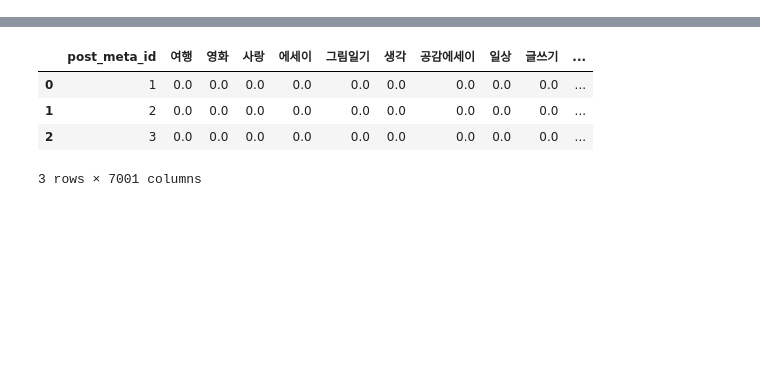
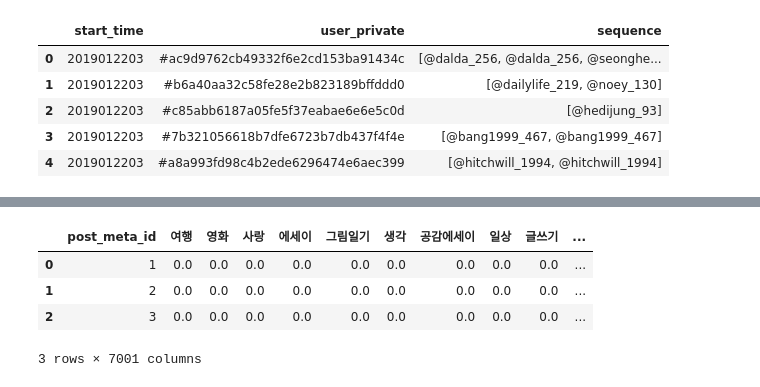
Before and after one commit to ilovemyminutes/KakaoBrunchRS, a Jupyter notebook: notebooks/Sketch - Contents-based RS.ipynb, the cells around one changed output, grey strips where cells are left out. Saved outputs shown, nothing was run; the diff lists cells and outputs as text; code cells hidden in the pictures; blank space fills up the shorter version.

```diff
--- a/notebooks/Sketch - Contents-based RS.ipynb
+++ b/notebooks/Sketch - Contents-based RS.ipynb
@@ -15,3 +16,9 @@ from load_data import load
 from tfidf import load_tfidf
 from config import Config
 from utils import iterate_data_files
+# %%
+start = time.time()
+
+reads = load('read', root_dir='../raw')
+
+print((time.time() - start) / 60)
@@ -17,0 +51,9 @@ from utils import iterate_data_files
+# %%
+reads.head()
+# %% [output]
+|  | start_time | user_private | sequence |
+| 0 | 2019012203 | #ac9d9762cb49332f6e2cd153ba91434c | [@dalda_256, @dalda_256, @seonghe... |
+| 1 | 2019012203 | #b6a40aa32c58fe28e2b823189bffddd0 | [@dailylife_219, @noey_130] |
+| 2 | 2019012203 | #c85abb6187a05fe5f37eabae6e6e5c0d | [@hedijung_93] |
+| 3 | 2019012203 | #7b321056618b7dfe6723b7db437f4f4e | [@bang1999_467, @bang1999_467] |
+| 4 | 2019012203 | #a8a993fd98c4b2ede6296474e6aec399 | [@hitchwill_1994, @hitchwill_1994] |
```
Also changed, not shown: parts of 31 cells of this notebook, 4 other files.
